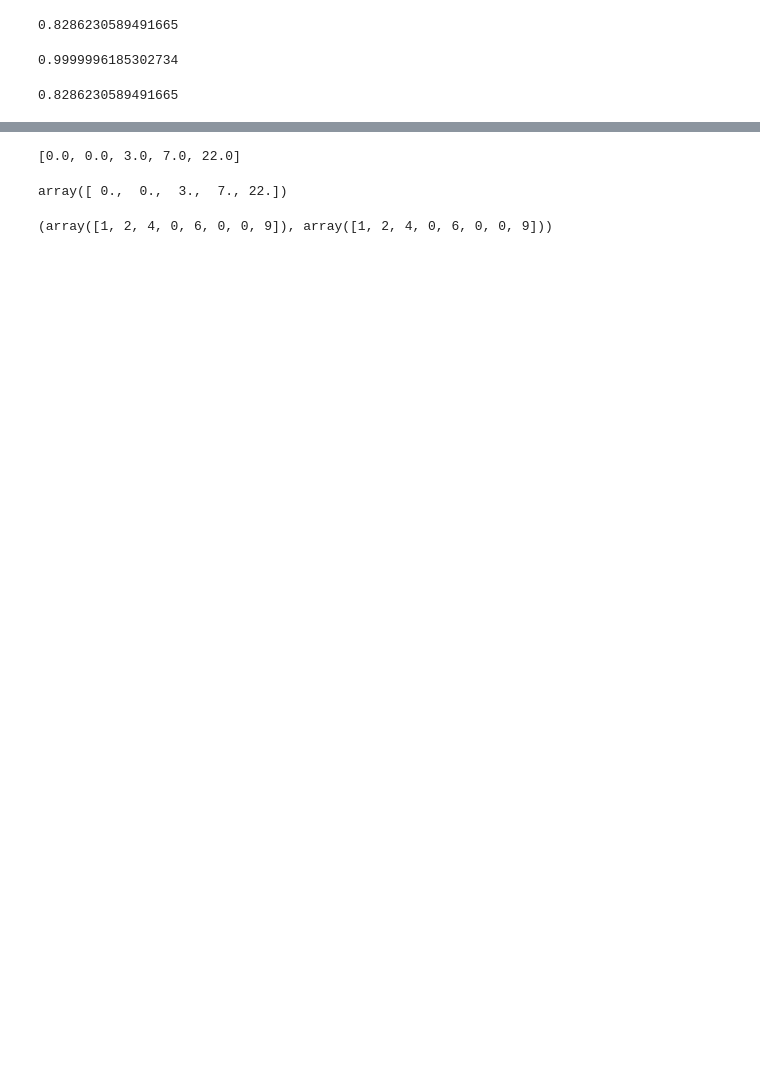
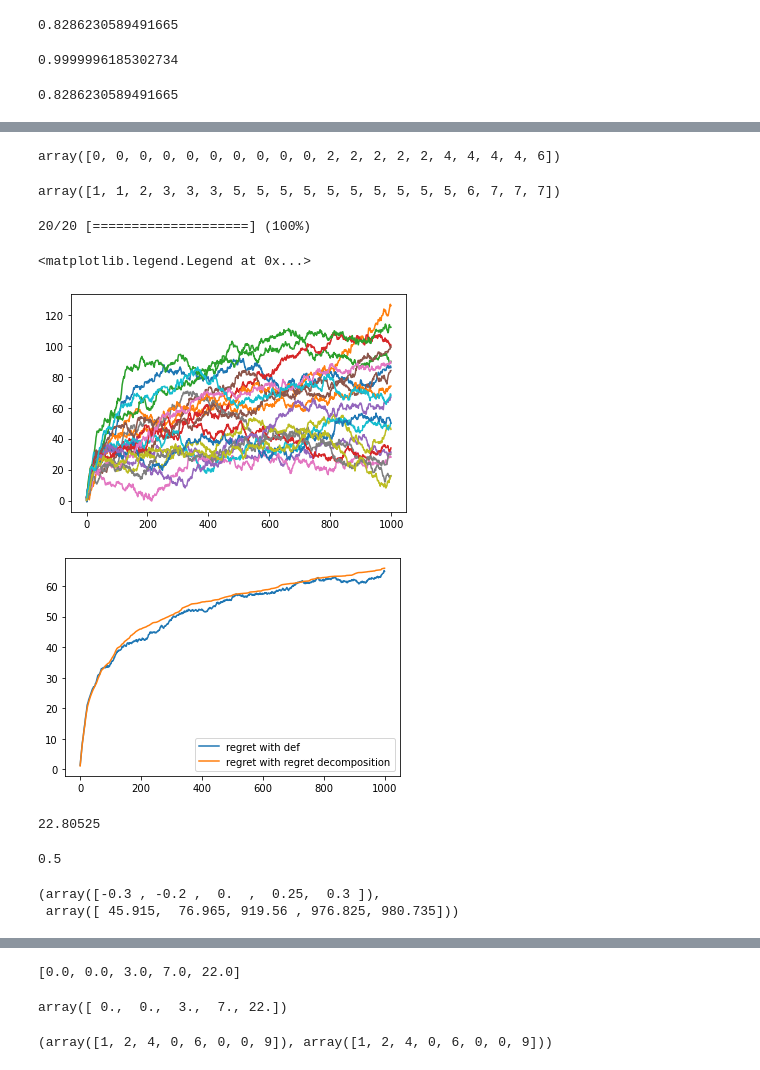
Before and after one commit to juliennonin/multiplayer-bandits, a Jupyter notebook: sandbox.ipynb, the cells around one changed output, grey strips where cells are left out. Cells and saved outputs as stored; diff of their text form; code cells hidden in the pictures; blank space fills up the shorter version.

Commit message:
Compute expected regret with regret decomposition formula

```diff
--- a/sandbox.ipynb
+++ b/sandbox.ipynb
@@ -39,4 +36,8 @@ Bernoulli.kl_ucb(0.9, np.log(10), 1e-6)
 arm.kl_ucb(0.4, np.log(100)/10, 0.1)
 # %% [output]
 0.8286230589491665
+# %%
+def print_loading(i, n):
+    m = int((100 * i / n) // 5)
+    print(f"\r{i}/{n}", "[" + "="*m + " "*(20-m) + "]",f"({100 * i / n:.0f}%)", end='')
 # %%
@@ -47,6 +49,6 @@ MAB([Bernoulli(0.2), Bernoulli(0.3)], m=2), BernoulliMAB([0.2, 0.3])
 bandit = BernoulliMAB([0.2, 0.3, 0.5, 0.75, 0.8])
 K, M = bandit.nb_arms, 3
 policy = UCB1Policy(alpha=0.5)
-players = [PlayerRandTop(K, M, policy) for _ in range(M)]
+players = [PlayerMCTop(K, M, policy) for _ in range(M)]
 # %%
-selections, collisions, sensing_infos = multiplayer_env(bandit, players, 44)
+    selections, collisions, chairs, sensing_infos = multiplayer_env(bandit, players, 20)
@@ -52,0 +70,55 @@ selections, collisions, sensing_infos = multiplayer_env(bandit, players, 44)
+# %%
+np.cumsum((collisions & (selections == 3)).sum(0))
+# %% [output]
+array([0, 0, 0, 0, 0, 0, 0, 0, 0, 0, 2, 2, 2, 2, 2, 4, 4, 4, 4, 6])
+# %%
+np.cumsum((selections == 0).sum(0))
+# %% [output]
+array([1, 1, 2, 3, 3, 3, 5, 5, 5, 5, 5, 5, 5, 5, 5, 5, 6, 7, 7, 7])
+# %%
+T = 1000
+N_exp = 20
+oracle_cumulative_regret = bandit.m_best_arms_means(M).sum() * np.arange(1,T+1)
+average_cumulative_regret = np.zeros(T)
+number_of_selections_of_arms = np.zeros((K, T))
+number_of_colliding_players_on_arms = np.zeros((K, T))
+end_regrets = []
+end_regrets_2 = []
+for i in range(N_exp):
+    for player in players:
+        player.clear()
+    selections, collisions, chairs, sensing_infos = multiplayer_env(bandit, players, T)
+    rewards = sensing_infos * (~ collisions)
+
+    cumulative_pseudo_regret = oracle_cumulative_regret - np.cumsum(rewards.sum(axis=0)) # change to empirical reward -> mu
+    average_cumulative_regret += cumulative_pseudo_regret
+    if T%10 == 0: plt.plot(cumulative_pseudo_regret)
+    end_regrets.append(cumulative_pseudo_regret[-1])
+
+    # regret decomposition
+    for k in range(K):
+        number_of_selections_of_arms[k] += np.cumsum((selections == k).sum(0))
+        number_of_colliding_players_on_arms[k] += np.cumsum((collisions & (selections == k)).sum(0))
+
+    print_loading(i+1, N_exp)
+average_cumulative_regret /= N_exp
+number_of_selections_of_arms /= N_exp
+number_of_colliding_players_on_arms /= N_exp
+plt.figure()
+plt.plot(average_cumulative_regret)
+
+cum_c = (bandit.means[:, np.newaxis] * number_of_colliding_players_on_arms).sum(0)
+gaps = bandit.means - bandit.last_best_arm_mean(M)
+
+plt.plot(np.where(gaps[:, np.newaxis] < 0,  - gaps[:,np.newaxis] * number_of_selections_of_arms, gaps[:,np.newaxis] * (np.arange(1,T+1) - number_of_selections_of_arms)).sum(0) + cum_c)
+plt.legend(["regret with def", "regret with regret decomposition"])
+# %% [output]
+20/20 [====================] (100%)
+<matplotlib.legend.Legend at 0x...>
+[figure, added]
+[figure, added]
+# %%
+c = (bandit.means * number_of_colliding_players_on_arms[:,-1]).sum()
+c
+# %% [output]
+22.80525
@@ -52,0 +127,11 @@ selections, collisions, sensing_infos = multiplayer_env(bandit, players, 44)
+# %%
+mu_m_star = bandit.last_best_arm_mean(M)
+mu_m_star
+# %% [output]
+0.5
+# %%
+gaps = bandit.means - mu_m_star
+gaps, number_of_selections_of_arms[:,-1]
+# %% [output]
+(array([-0.3 , -0.2 ,  0.  ,  0.25,  0.3 ]),
+ array([ 45.915,  76.965, 919.56 , 976.825, 980.735]))
```
Also changed, not shown: parts of 16 cells of this notebook, 4 other files.
